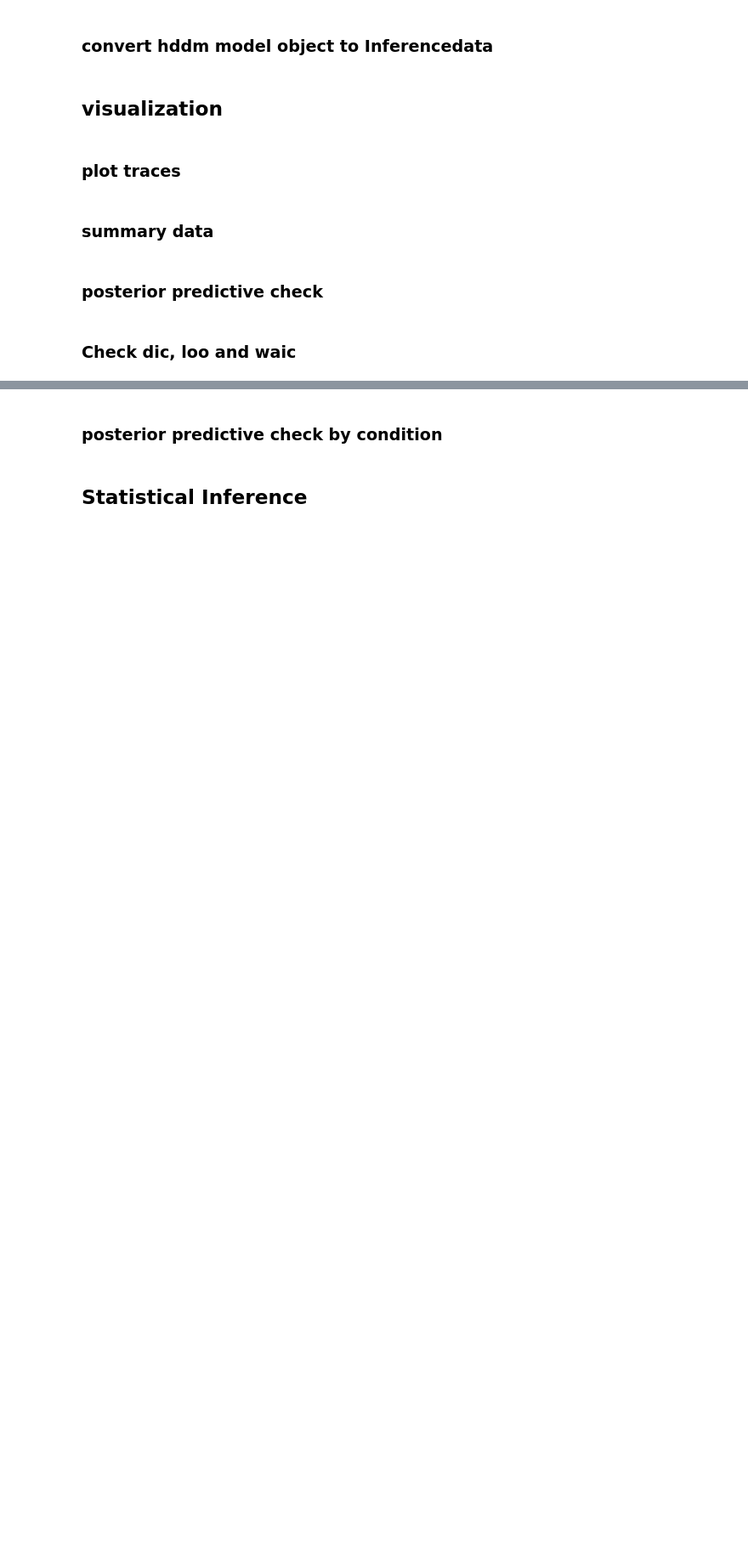
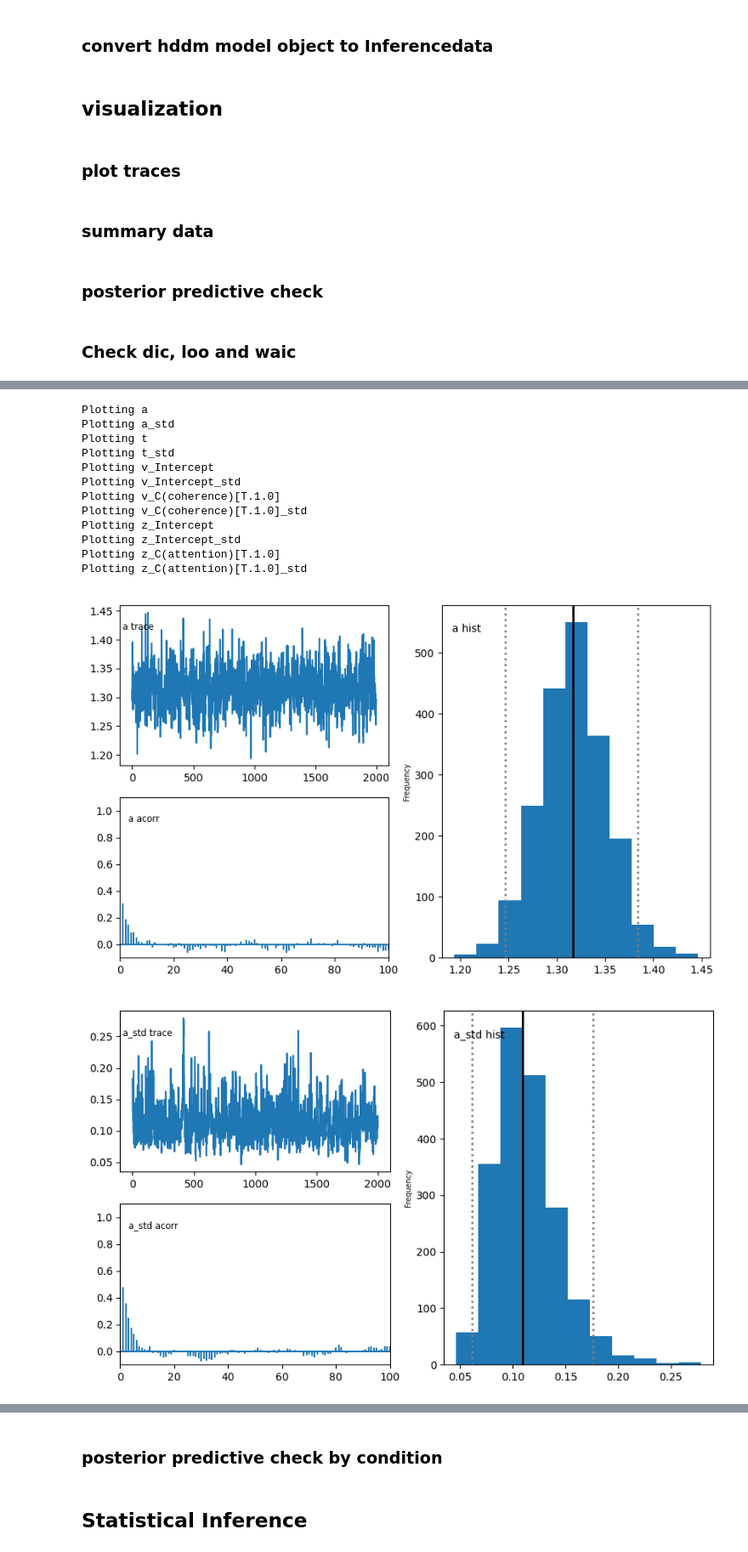
Before and after one commit to Yikang1020/Central-parietal-positive, a Jupyter notebook: 2_Study/2_4_Analysis/2_4_2_Scripts/parameter_recovery.ipynb, the cells around one changed output, grey strips where cells are left out. Shown at 85% size. Drawn from its saved outputs; the diff is of its cells as text; code cells hidden in the pictures; blank space fills up the shorter version.

```diff
--- a/2_Study/2_4_Analysis/2_4_2_Scripts/parameter_recovery.ipynb
+++ b/2_Study/2_4_Analysis/2_4_2_Scripts/parameter_recovery.ipynb
@@ -1527,7 +1530,8 @@ coherence:attention:stimulus  9.9474 1.0000 14.0000 0.0070
                                reg_descr,
                                include=['z'],
                                group_only_regressors=False,
-                               keep_regressor_trace=True)
+                               keep_regressor_trace=True
+                               )
         # find the starting point
         m.find_starting_values()
         # MCMC sample
@@ -1558,10 +1562,5 @@ if file_names:
         ms2res.append(hddm.load(fname))
 # else sample
 else:
-    ms2res = p_map(partial(ms2,
-                           df=df,
-                           samples=2000,
-                           burn=500,
-                           save_name="ms2"),
-                   range(chains))
+    ms2res = Parallel(n_jobs = 4)(delayed(ms2)(id = i, df = df, samples=4000,burn = 2000,thin=2, save_name = 'ms2' ) for i in range(4))
 # %% [output]
@@ -1589,0 +1575,2 @@ AttributeError: Deterministic z_Intercept's value cannot be set.
+# %%
+ms2res = Parallel(n_jobs = 4)(delayed(ms2)(id = i, df = df, samples=2000,burn = 1000,thin=1, save_name = 'ms2' ) for i in range(4))
@@ -1628,0 +1659,17 @@ m2.dic
+# %%
+m2.plot_posteriors()
+# %% [output]
+Plotting a
+Plotting a_std
+Plotting t
+Plotting t_std
+Plotting v_Intercept
+Plotting v_Intercept_std
+Plotting v_C(coherence)[T.1.0]
+Plotting v_C(coherence)[T.1.0]_std
+Plotting z_Intercept
+Plotting z_Intercept_std
+Plotting z_C(attention)[T.1.0]
+Plotting z_C(attention)[T.1.0]_std
+[figure, added]
+[figure, added]
```
Also changed, not shown: parts of 15 cells of this notebook, 1 other file.
